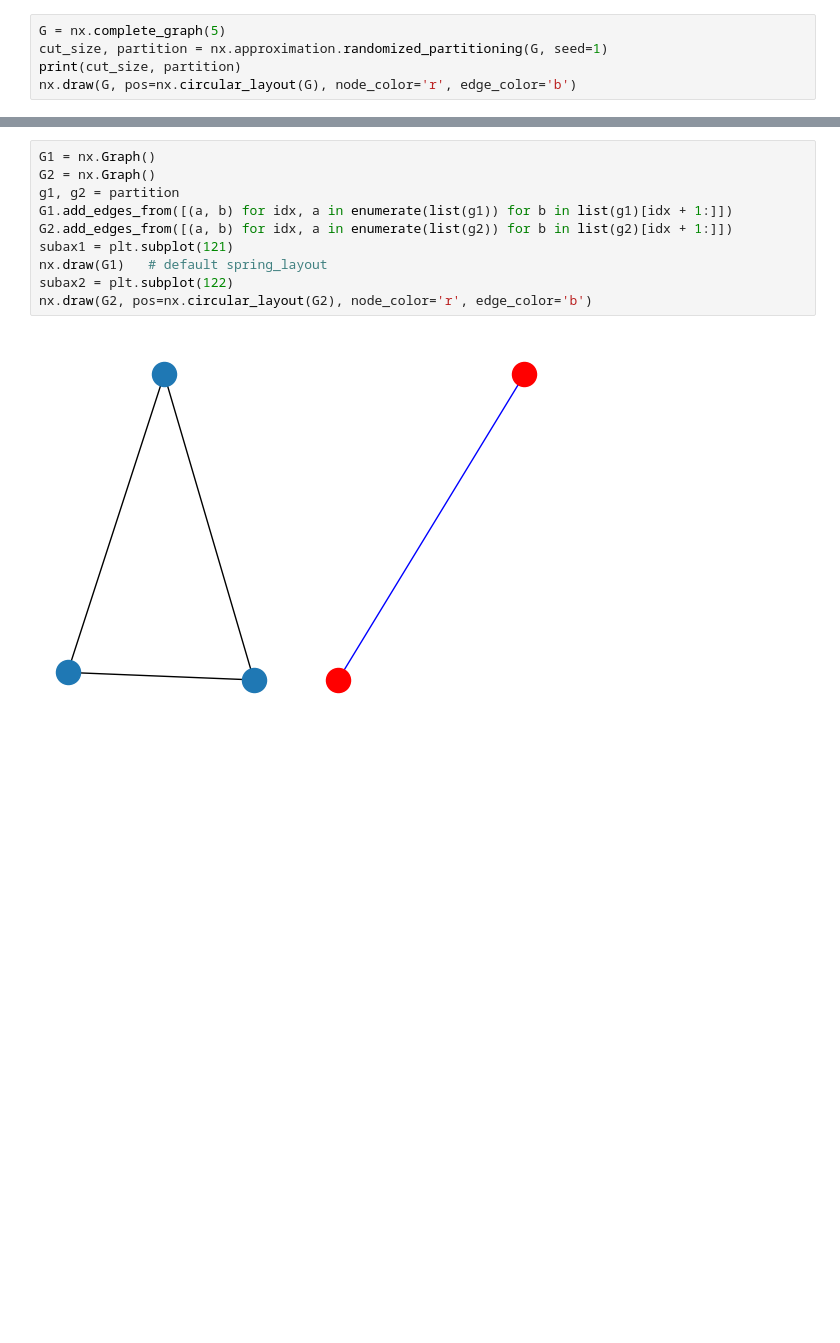
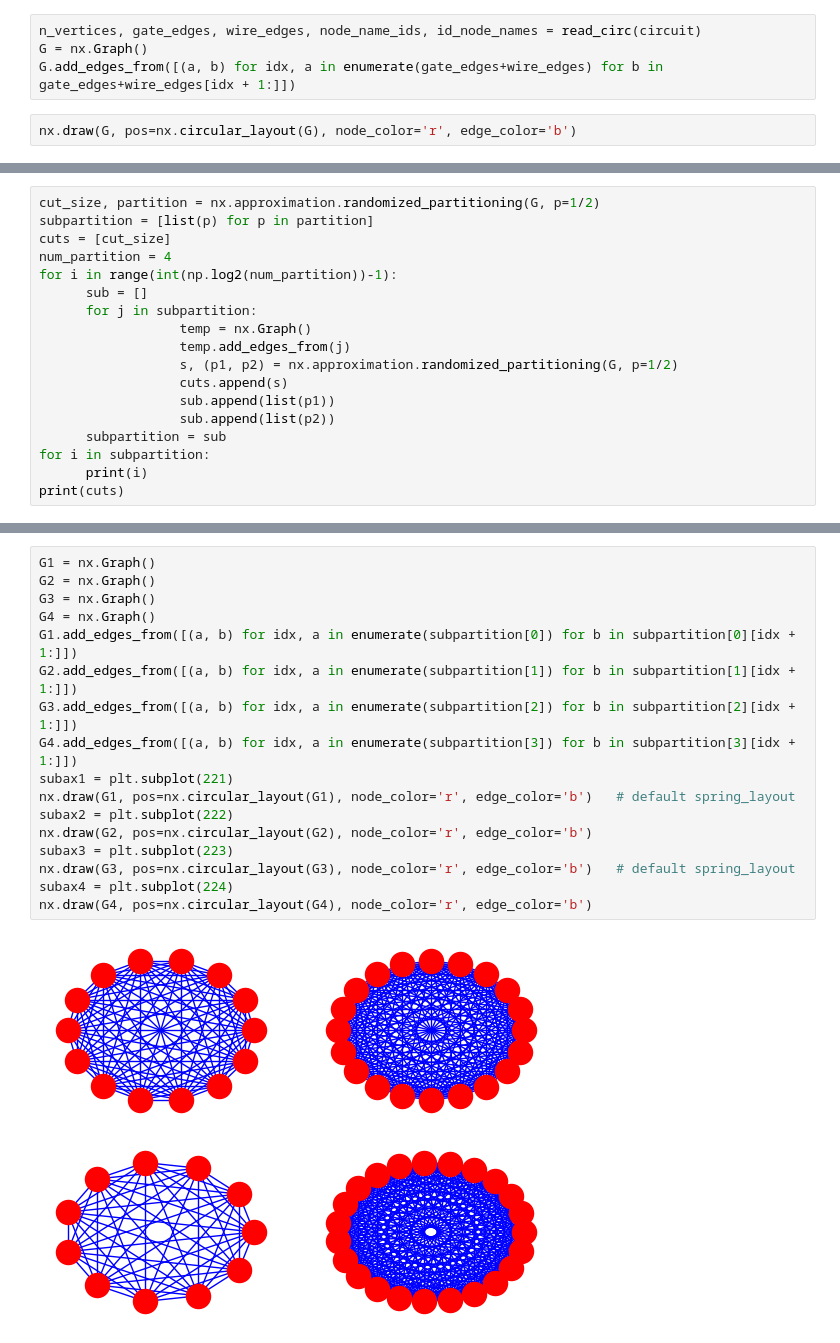
Before and after one commit to AprilSweettooth/Tailored-FT-CircuitCut, a Jupyter notebook: graph_partition.ipynb, the cells around one changed output, grey strips where cells are left out. Drawn from its saved outputs; the diff is of its cells as text; blank space fills up the shorter version.

```diff
--- a/graph_partition.ipynb
+++ b/graph_partition.ipynb
@@ -5,6 +80,7 @@ import matplotlib.pyplot as plt
+# %%
+n_vertices, gate_edges, wire_edges, node_name_ids, id_node_names = read_circ(circuit)
+G = nx.Graph()
+G.add_edges_from([(a, b) for idx, a in enumerate(gate_edges+wire_edges) for b in gate_edges+wire_edges[idx + 1:]])
 # %%
-G = nx.complete_graph(5)
-cut_size, partition = nx.approximation.randomized_partitioning(G, seed=1)
-print(cut_size, partition)
 nx.draw(G, pos=nx.circular_layout(G), node_color='r', edge_color='b')
 # %% [output]
@@ -19,0 +110,18 @@ print([(a, b) for idx, a in enumerate(list(g2)) for b in list(g2)[idx + 1:]])
+# %%
+cut_size, partition = nx.approximation.randomized_partitioning(G, p=1/2)
+subpartition = [list(p) for p in partition]
+cuts = [cut_size]
+num_partition = 4
+for i in range(int(np.log2(num_partition))-1):
+      sub = []
+      for j in subpartition:
+                  temp = nx.Graph()
+                  temp.add_edges_from(j)
+                  s, (p1, p2) = nx.approximation.randomized_partitioning(G, p=1/2)
+                  cuts.append(s)
+                  sub.append(list(p1))
+                  sub.append(list(p2))
+      subpartition = sub
+for i in subpartition:
+      print(i)
+print(cuts)
@@ -20,12 +134,19 @@ print([(a, b) for idx, a in enumerate(list(g2)) for b in list(g2)[idx + 1:]])
 # %%
 G1 = nx.Graph()
 G2 = nx.Graph()
-g1, g2 = partition
-G1.add_edges_from([(a, b) for idx, a in enumerate(list(g1)) for b in list(g1)[idx + 1:]])
-G2.add_edges_from([(a, b) for idx, a in enumerate(list(g2)) for b in list(g2)[idx + 1:]])
-subax1 = plt.subplot(121)
-nx.draw(G1)   # default spring_layout
-subax2 = plt.subplot(122)
+G3 = nx.Graph()
+G4 = nx.Graph()
+G1.add_edges_from([(a, b) for idx, a in enumerate(subpartition[0]) for b in subpartition[0][idx + 1:]])
+G2.add_edges_from([(a, b) for idx, a in enumerate(subpartition[1]) for b in subpartition[1][idx + 1:]])
+G3.add_edges_from([(a, b) for idx, a in enumerate(subpartition[2]) for b in subpartition[2][idx + 1:]])
+G4.add_edges_from([(a, b) for idx, a in enumerate(subpartition[3]) for b in subpartition[3][idx + 1:]])
+subax1 = plt.subplot(221)
+nx.draw(G1, pos=nx.circular_layout(G1), node_color='r', edge_color='b')   # default spring_layout
+subax2 = plt.subplot(222)
 nx.draw(G2, pos=nx.circular_layout(G2), node_color='r', edge_color='b')
+subax3 = plt.subplot(223)
+nx.draw(G3, pos=nx.circular_layout(G3), node_color='r', edge_color='b')   # default spring_layout
+subax4 = plt.subplot(224)
+nx.draw(G4, pos=nx.circular_layout(G4), node_color='r', edge_color='b')
 # %% [output]
-[figure, old version]
+[figure, new version]
```
Also changed, not shown: parts of 10 cells of this notebook.
